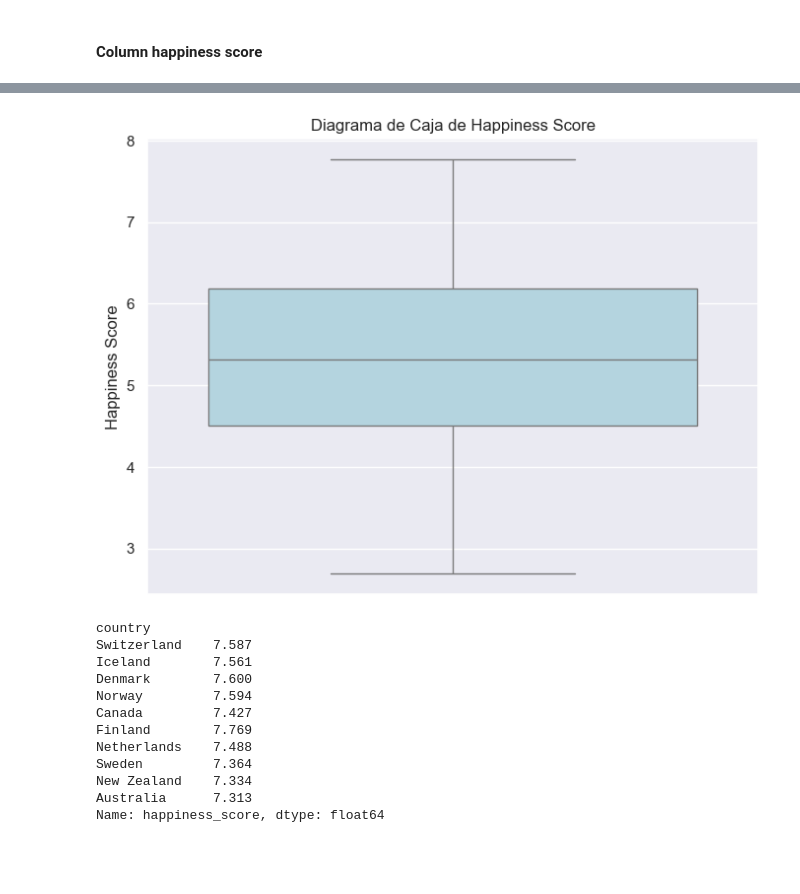
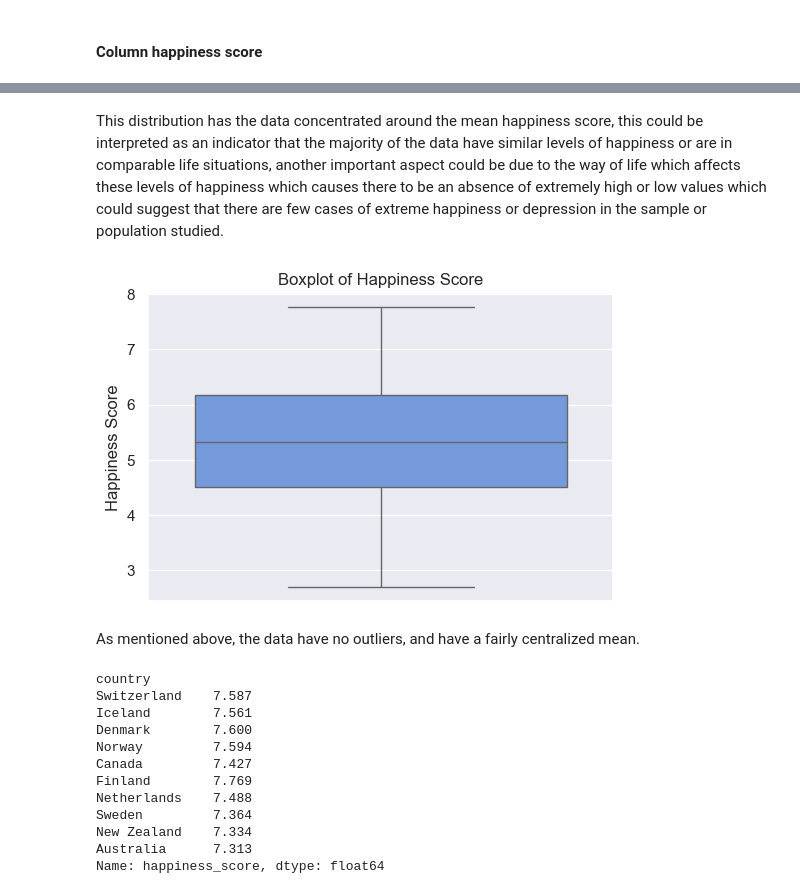
Before and after one commit to ManuelaMayorga/ETL_Workshop_03, a Jupyter notebook: notebooks/001-EDA.ipynb, the cells around one changed output, grey strips where cells are left out. Saved outputs shown, nothing was run; the diff lists cells and outputs as text; code cells hidden in the pictures; blank space fills up the shorter version.

```diff
--- a/notebooks/001-EDA.ipynb
+++ b/notebooks/001-EDA.ipynb
@@ -925,12 +938,15 @@ plt.show()
+# %% [markdown]
+This distribution has the data concentrated around the mean happiness score, this could be interpreted as an indicator that the majority of the data have similar levels of happiness or are in comparable life situations, another important aspect could be due to the way of life which affects these levels of happiness which causes there to be an absence of extremely high or low values which could suggest that there are few cases of extreme happiness or depression in the sample or population studied.
 # %%
-# Diagrama de caja
-plt.figure(figsize=(8, 6))
-sns.boxplot(y=df['happiness_score'], color='lightblue')
-plt.title('Diagrama de Caja de Happiness Score')
+plt.figure(figsize=(6, 4))
+sns.boxplot(y=df['happiness_score'], color='cornflowerblue')
+plt.title('Boxplot of Happiness Score')
 plt.ylabel('Happiness Score')
 plt.show()
 # %% [output]
-[figure, old version]
+[figure, new version]
+# %% [markdown]
+As mentioned above, the data have no outliers, and have a fairly centralized mean.
 # %%
 country_happiness = df.groupby(['country'], sort=False)['happiness_score'].max().head(10)
 country_happiness
```
Also changed, not shown: parts of 45 cells of this notebook.
